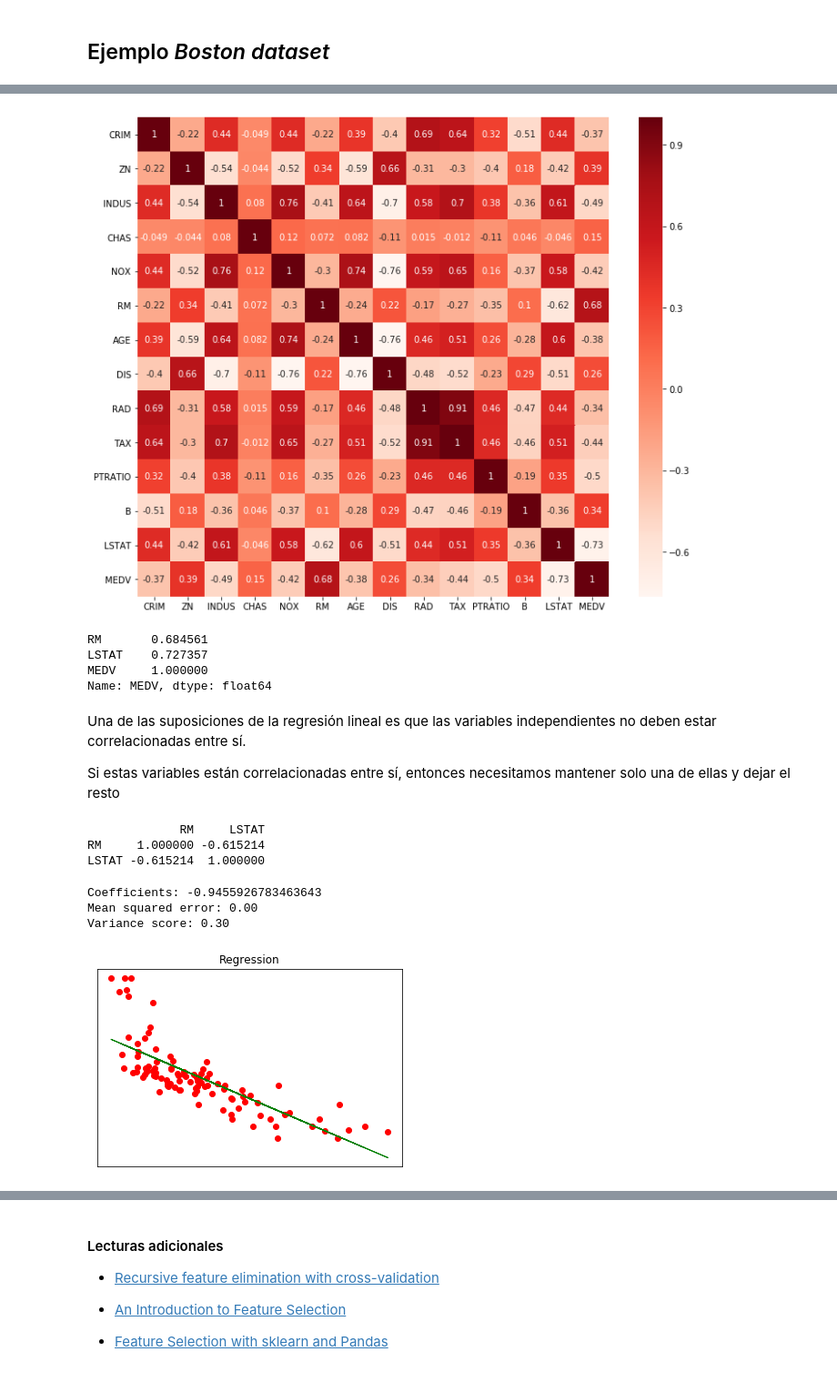
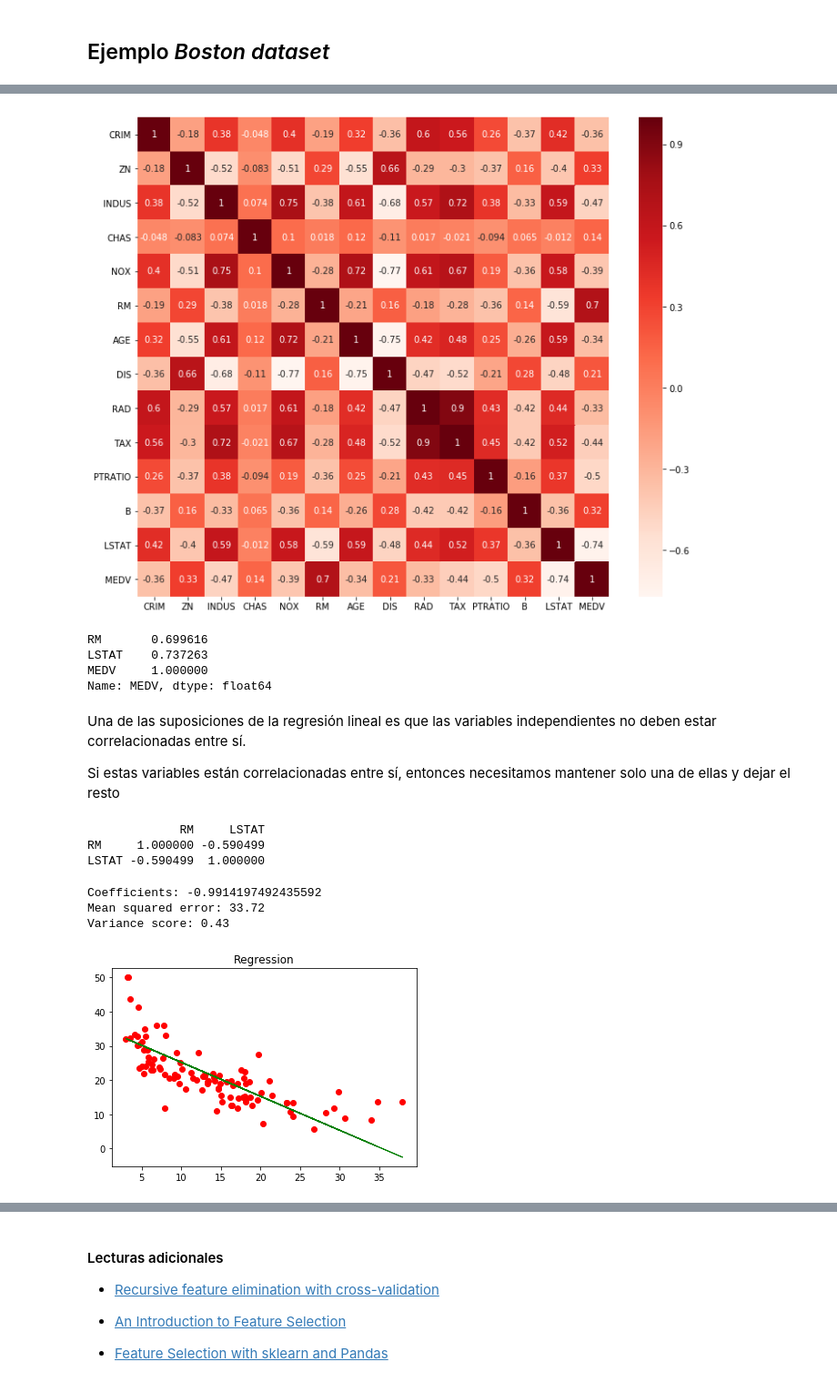
Before and after one commit to bmalcover/ml2019, a Jupyter notebook: 04_Selección_de_caracteristicas.ipynb, the cells around one changed output, grey strips where cells are left out. Shown: that part at 91% size. Saved outputs shown, nothing was run; the diff lists cells and outputs as text; code cells hidden in the pictures.

```diff
--- a/04_Selección_de_caracteristicas.ipynb
+++ b/04_Selección_de_caracteristicas.ipynb
@@ -35,7 +51,6 @@ Los métodos integrados aprenden qué características contribuyen mejor a la pr
 # %%
 
-# Load the boston dataset
-data = datasets.load_boston()
+boston = pd.DataFrame(data.data, columns = data.feature_names)
+boston["MEDV"] = data.target
 
-boston = pd.DataFrame(data.data, columns = data.feature_names)
-df["MEDV"] = data.target
+boston.head()
@@ -44,5 +70,7 @@ df["MEDV"] = data.target
 # %%
 from sklearn.model_selection import train_test_split
 
+train, test = train_test_split(boston, test_size=0.2, random_state=33)
 
-train, test = train_test_split(df, test_size=0.2, random_state=33)
+print("Entrenamiento: " + str(train.shape[0]))
+print("Test: " + str(test.shape[0]))
@@ -56,69 +125,59 @@ cor = train.corr()
 sns.heatmap(cor, annot=True, cmap=plt.cm.Reds)
 plt.show()
 # %% [output]
-[figure, old version]
+[figure, new version]
 # %%
-#Correlation with output variable
+# Correlacion con MEDV
 cor_target = abs(cor["MEDV"])
 relevant_features = cor_target[cor_target>=0.5]
 relevant_features
 # %% [output]
-RM       0.684561
-LSTAT    0.727357
+RM       0.699616
+LSTAT    0.737263
 MEDV     1.000000
 Name: MEDV, dtype: float64
 # %% [markdown]
 Una de las suposiciones de la regresión lineal es que las variables independientes no deben estar correlacionadas entre sí.
 
 Si estas variables están correlacionadas entre sí, entonces necesitamos mantener solo una de ellas y dejar el resto
-# %%
-# df_filter = df[relevant_features.index.values]
-# plt.figure(figsize=(12,10))
-# cor = df_filter.corr()
-# sns.heatmap(abs(cor), annot=True, cmap=plt.cm.Reds)
-# plt.show()
-
-print(train[["RM","LSTAT"]].corr())
-# %% [output]
-             RM     LSTAT
-RM     1.000000 -0.615214
-LSTAT -0.615214  1.000000
+# %%
+print(train[["RM","LSTAT"]].corr())
+# %% [output]
+             RM     LSTAT
+RM     1.000000 -0.590499
+LSTAT -0.590499  1.000000
 # %%
-# Create linear regression object
 regr = linear_model.LinearRegression()
-
 
 x_train = train.LSTAT.values.reshape(-1, 1)
 y_train = train.MEDV.values.reshape(-1, 1)
 
 x_test = test.LSTAT.values.reshape(-1, 1)
 y_test = test.MEDV.values.reshape(-1, 1)
 
 # Train the model using the training sets
 regr.fit(x_train, y_train)
 
 # Make predictions using the testing set
 y_pred = regr.predict(x_test)
 
 # The coefficients
 print('Coefficients:', str(regr.coef_[0][0]))
 # The mean squared error
-print("Mean squared error: %.2f" % mean_squared_error(x_test, x_test))
+print("Mean squared error: %.2f" % mean_squared_error(y_pred, y_test))
 # Explained variance score: 1 is perfect prediction
 print('Variance score: %.2f' % r2_score(y_pred, y_test))
 
 # Plot outputs
 plt.scatter(x_test, y_test,  color='red')
 plt.plot(x_test, y_pred, color='green', linewidth=1)
 plt.title("Regression")
 
-plt.xticks(())
-plt.yticks(())
 
 plt.show()
 # %% [output]
-Coefficients: -0.9455926783463643
-Mean squared error: 0.00
-Variance score: 0.30
+Coefficients: -0.9914197492435592
+Mean squared error: 33.72
+Variance score: 0.43
-[figure, old version]
+[figure, new version]
 # %% [markdown]
```
Also changed, not shown: parts of 24 cells of this notebook.
